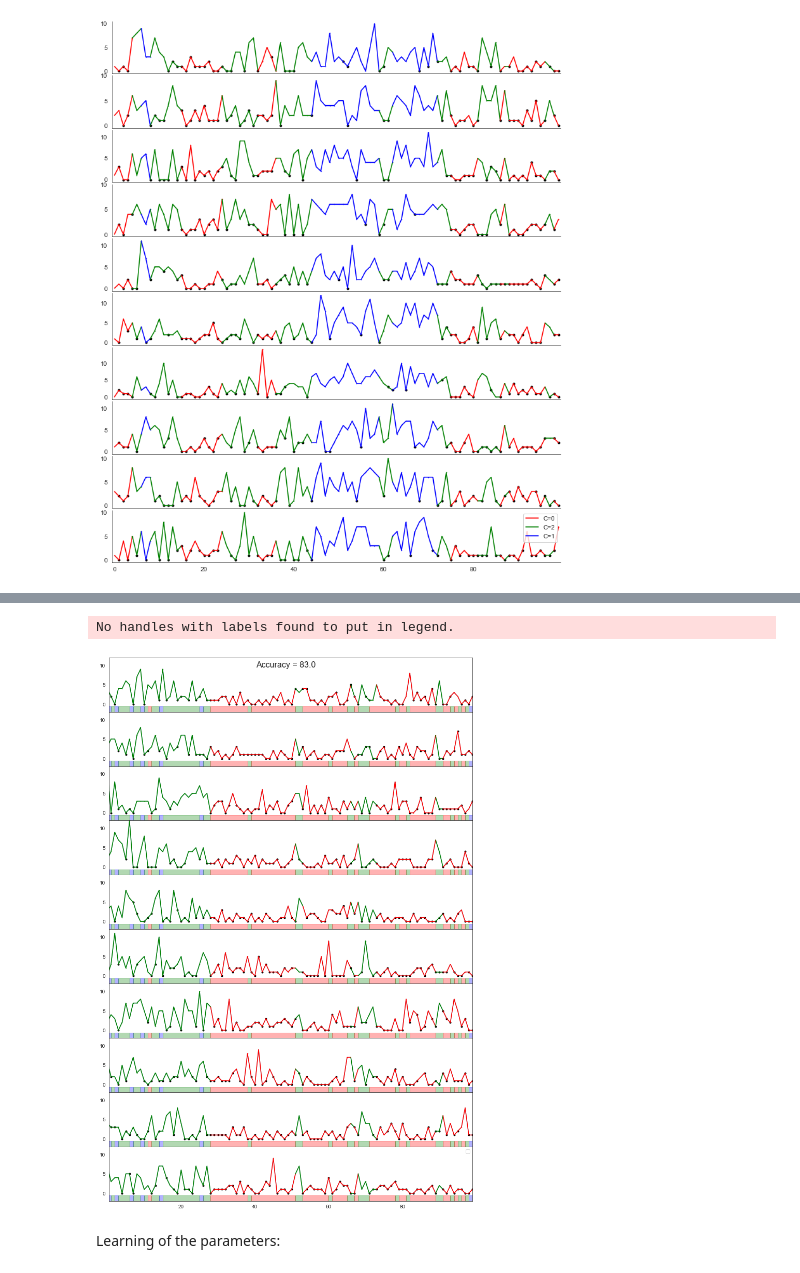
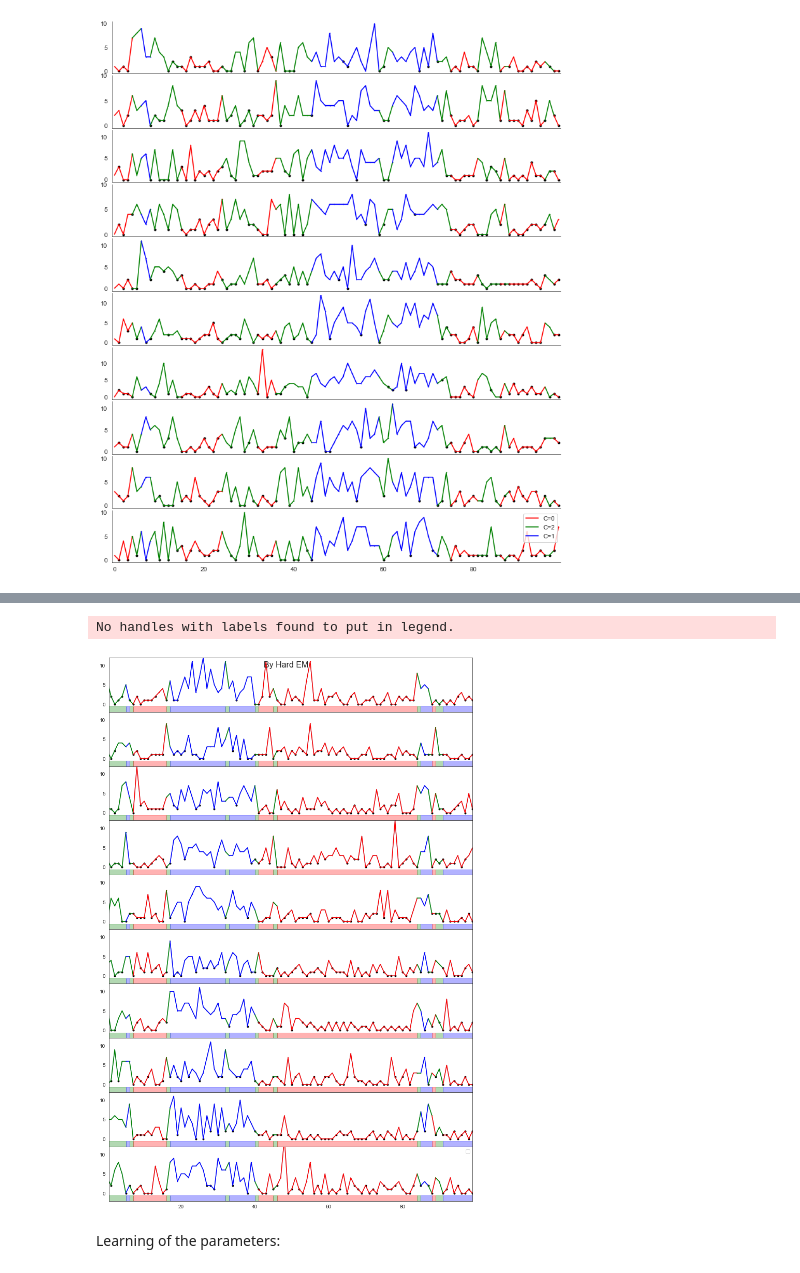
Before and after one commit to JakobSchauser/MLandData, a Jupyter notebook: ModComp/Project/ForwardSimulation.ipynb, the cells around one changed output, grey strips where cells are left out. Cells and saved outputs as stored; diff of their text form; code cells hidden in the pictures.

```diff
--- a/ModComp/Project/ForwardSimulation.ipynb
+++ b/ModComp/Project/ForwardSimulation.ipynb
@@ -152,10 +186,10 @@ Lambdas: [1 5] Lambda guess': [0.9914405  4.94088292]
 # Hard EM
 # %%
 def hard_EM(X,C,N = 1000):
-    alpha = 0.8
-    beta = 0.7
-    gamma = 0.3
-    lambdas = np.array([1, 5])
+    alpha = random()/2.01+0.5001
+    beta = random()/100+0.001
+    gamma = random()/100 + 0.001
+    lambdas = np.array([1, 2])
 
     parameters = np.array([alpha, beta, gamma, lambdas])
 
@@ -200,7 +234,7 @@ gamma = 0.1
 lambdas = np.array([1,5])
 
 true_parameters = {'alpha':alpha,'beta':beta,'gamma':gamma,'lambdas':lambdas}
-n, T = 50, 2000
+n, T = 10, int(1e4)
 C, z, X = simulate(n,T,2,alpha,beta,gamma,lambdas)
 
 Cs, zs, parameters = hard_EM(X,C)
@@ -308,3 +342,15 @@ def plot(x,z,C):
 plot(x,z,C)
 # %% [output]
 [figure]
+# %%
+
+alpha = 0.9
+beta = 0.5
+gamma = 0.1
+lambdas = np.array([1,5])
+
+true_parameters = {'alpha':alpha,'beta':beta,'gamma':gamma,'lambdas':lambdas}
+n, T = 50, 2000
+C, z, x = simulate(n,T,2,alpha,beta,gamma,lambdas)
+
+C_pred, z, parameters = hard_EM(x,C)
@@ -311,13 +370,16 @@ plot(x,z,C)
 # %%
+# T = 100
+# n = 10
+# C, z, X = simulate(n,2*2*50000,2)
+
+# clf = LogisticRegression().fit(X,C)
+
+# C, z, x = simulate(n,T,2)
+
+# C_pred = clf.predict(x)
+
+n = 10
 T = 100
-n = 10
-C, z, X = simulate(n,2*2*50000,2)
-
-clf = LogisticRegression().fit(X,C)
-
-C, z, x = simulate(n,T,2)
-
-C_pred = clf.predict(x)
 
 fig, axs = plt.subplots(n,1,figsize = (10,15),sharex=True)
 
@@ -345,35 +407,35 @@ for nn in range(n):
                 axs[nn].plot(xxx, x[lt:t+1,nn],color =['red','blue','green'][cc], label = f"C={cc}")
 
             else:
                 axs[nn].plot(xxx, x[lt:t+1,nn],color =['red','blue','green'][cc] )
             cc = C[t]
             lt = t
 
         if cc_pred != C_pred[t]:
             axs[nn].axvspan(lt_pred, t, ymin = 0, ymax = p,alpha=0.3, color=['red','blue','green'][cc_pred])
             # axs[nn].axvspan(lt_pred+0.5, t+0.5, ymin = 0, ymax = 1,alpha=0.05, color=['red','blue','green'][cc_pred])
             # axs[nn].fill_between([i for i in range(lt_pred,t+1)],x[lt_pred:t+1,nn],color = ['red','blue','green'][cc_pred],alpha = 0.2)
             cc_pred = C_pred[t]
             lt_pred = t
         axs[nn].plot([t],x[t,nn],'.',color='black', alpha = [1,0][z[t,nn]])
 
     # axs[nn].plot([i for i in range(lt,t+1)],x[lt:t+1,nn],'.',color=['red','blue','green'][cc])
     axs[nn].plot([i for i in range(lt,t+1)], x[lt:t+1,nn],color =['red','blue','green'][cc], markersize = 13)
     axs[nn].axvspan(lt_pred,T, ymin = 0, ymax = p, alpha=0.3, color=['blue','red','green'][cc_pred])
 
 
     axs[nn].set_xlim(0+0.5,T-1)
     axs[nn].set_ylim(-2,12)
 
     axs[nn].set_yticks([0,5,10])
 
 plt.legend()
-fig.suptitle(f"Accuracy = {np.mean(C_pred == C)*100}",fontsize=16)
+fig.suptitle(f"By Hard EM",fontsize = 16)#Accuracy = {np.mean(C_pred == C)*100}",fontsize=16)
 plt.tight_layout(pad = 0)
 plt.show()
 # %% [output]
 No handles with labels found to put in legend.
-[figure, old version]
+[figure, new version]
 # %% [markdown]
 Learning of the parameters:
 # %%
```
Also changed, not shown: parts of 4 cells of this notebook, 3 other files.
